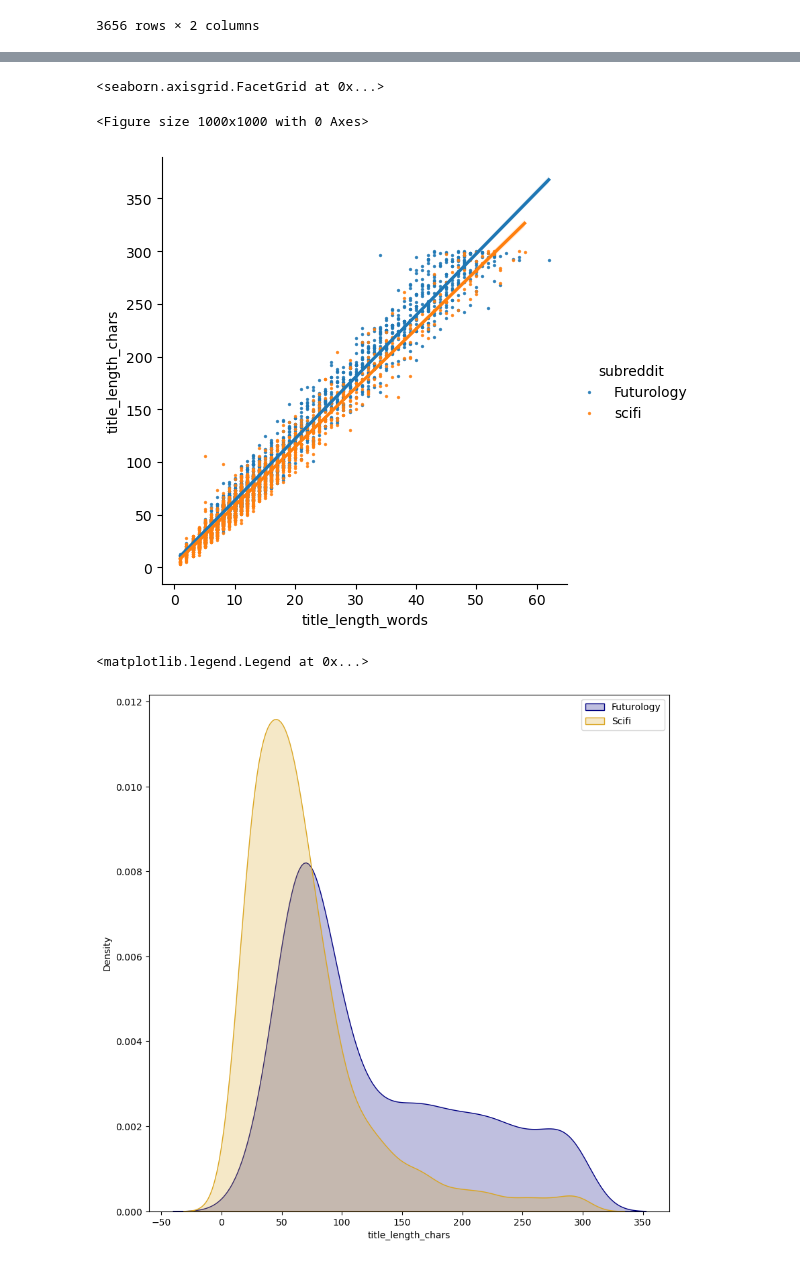
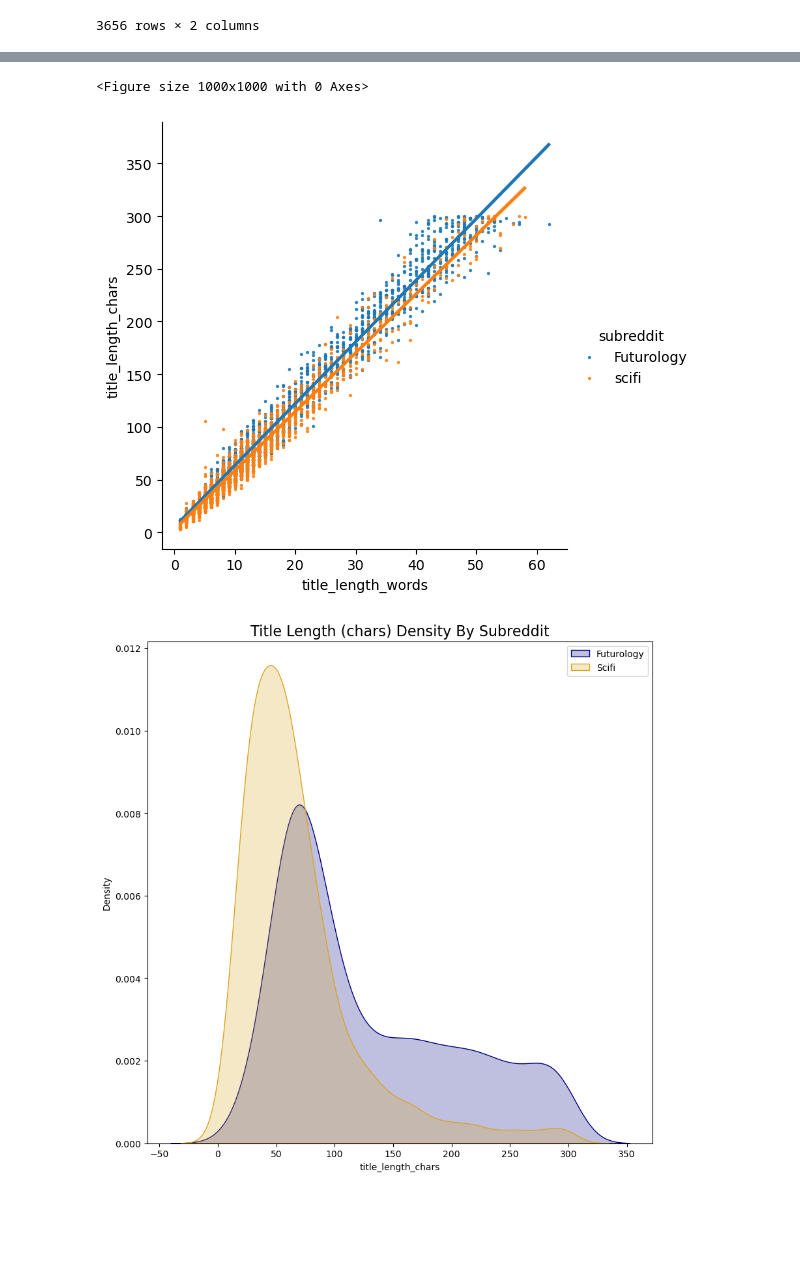
Before and after one commit to mikeminik/subreddit_identification_with_NLP, a Jupyter notebook: code/03_EDA and Feature Engineering.ipynb, the cells around one changed output, grey strips where cells are left out. Saved outputs shown, nothing was run; the diff lists cells and outputs as text; code cells hidden in the pictures; blank space fills up the shorter version.

```diff
--- a/code/03_EDA and Feature Engineering.ipynb
+++ b/code/03_EDA and Feature Engineering.ipynb
@@ -175,17 +178,19 @@ plt.xticks(rotation = 40);
 # %%
 plt.figure(figsize=(10,10))
 sns.lmplot(x = 'title_length_words', y = 'title_length_chars', data = reddit_data_df, hue = 'subreddit', scatter_kws={'s' : 2})
+plt.title('')
+#plt.savefig('../images/title_plot.png')
 # %% [output]
-<seaborn.axisgrid.FacetGrid at 0x...>
+<Figure size 1000x1000 with 0 Axes>
-<Figure size 1000x1000 with 0 Axes>
 [figure]
 # %%
 plt.figure(figsize=(10,10))
 sns.kdeplot(reddit_data_df.loc[ reddit_data_df['subreddit'] == 'Futurology', 'title_length_chars'], fill = True, color = 'navy')
 sns.kdeplot(reddit_data_df.loc[ reddit_data_df['subreddit'] == 'scifi', 'title_length_chars'], fill = True, color = 'goldenrod')
 plt.legend(['Futurology', 'Scifi'])
+plt.title('Title Length (chars) Density By Subreddit', size = 16)
+plt.savefig('../images/charlength_density.png')
 # %% [output]
-<matplotlib.legend.Legend at 0x...>
-[figure, old version]
+[figure, new version]
 # %%
 # reddit_data_df.to_csv('../datasets/reddit_data_engineered.csv', index = False)
```
Also changed, not shown: parts of 1 cell of this notebook, 10 other files.
